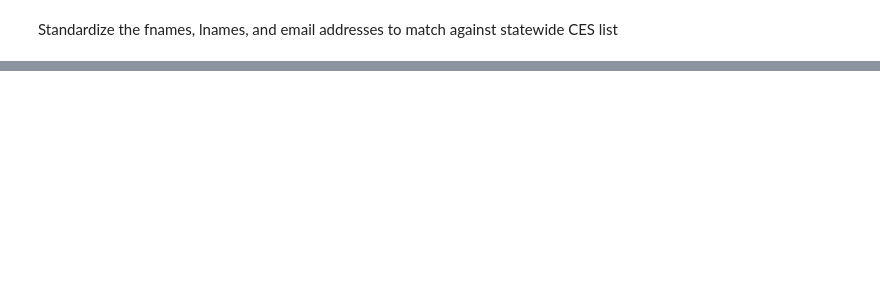
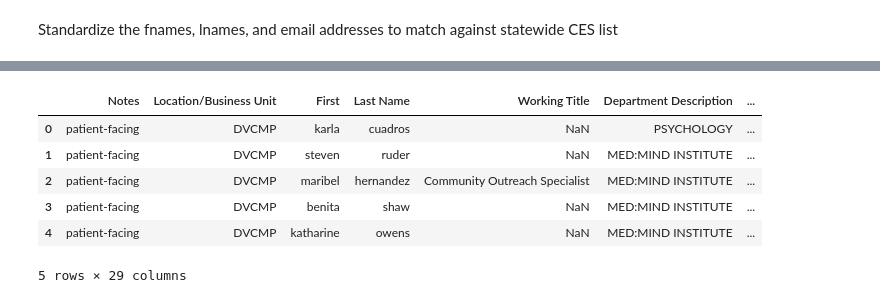
Before and after one commit to tougheye/Data_processing, a Jupyter notebook: CES_membership_upte.ipynb, the cells around one changed output, grey strips where cells are left out. Cells and saved outputs as stored; diff of their text form; code cells hidden in the pictures; blank space fills up the shorter version.

```diff
--- a/CES_membership_upte.ipynb
+++ b/CES_membership_upte.ipynb
@@ -40,0 +67,18 @@ Standardize the fnames, lnames, and email addresses to match against statewide C
+# %%
+campus_conversion_dict = {'DVCMP': 'ucd', 'DVMED': 'ucd',
+                          'IRCMP': 'uci', 'LACMP': 'ucla',
+                          'RVCMP': 'ucr', 'SDCMP': 'ucsd', 'SDMED': 'ucsd',
+                          'SFCMP': 'ucsf', 'BKCMP': 'ucb',
+                          'MECMP': 'ucm', 'SCCMP': 'ucsc',
+                          'UCANR': 'ucd'}
+# %%
+statewide_ces_df['campus'] = statewide_ces_df['Location/Business Unit'].map(campus_conversion_dict)
+statewide_ces_df.head()
+# %% [output]
+|  | Notes | Location/Business Unit | First | Last Name | Working Title | Department Description | ... |
+| 0 | patient-facing | DVCMP | karla | cuadros | NaN | PSYCHOLOGY | ... |
+| 1 | patient-facing | DVCMP | steven | ruder | NaN | MED:MIND INSTITUTE | ... |
+| 2 | patient-facing | DVCMP | maribel | hernandez | Community Outreach Specialist | MED:MIND INSTITUTE | ... |
+| 3 | patient-facing | DVCMP | benita | shaw | NaN | MED:MIND INSTITUTE | ... |
+| 4 | patient-facing | DVCMP | katharine | owens | NaN | MED:MIND INSTITUTE | ... |
+5 rows × 29 columns
```
Also changed, not shown: parts of 10 cells of this notebook.
